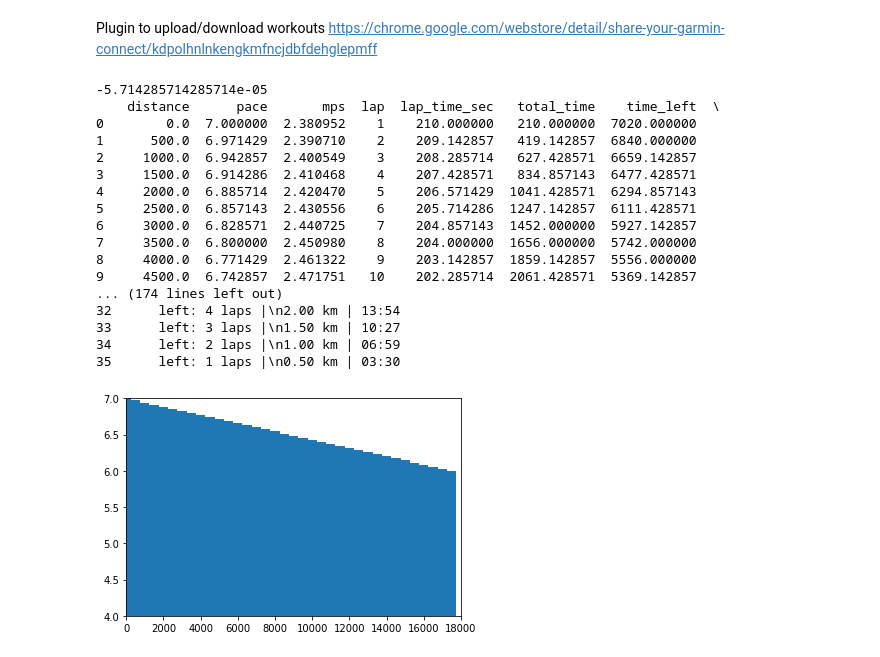
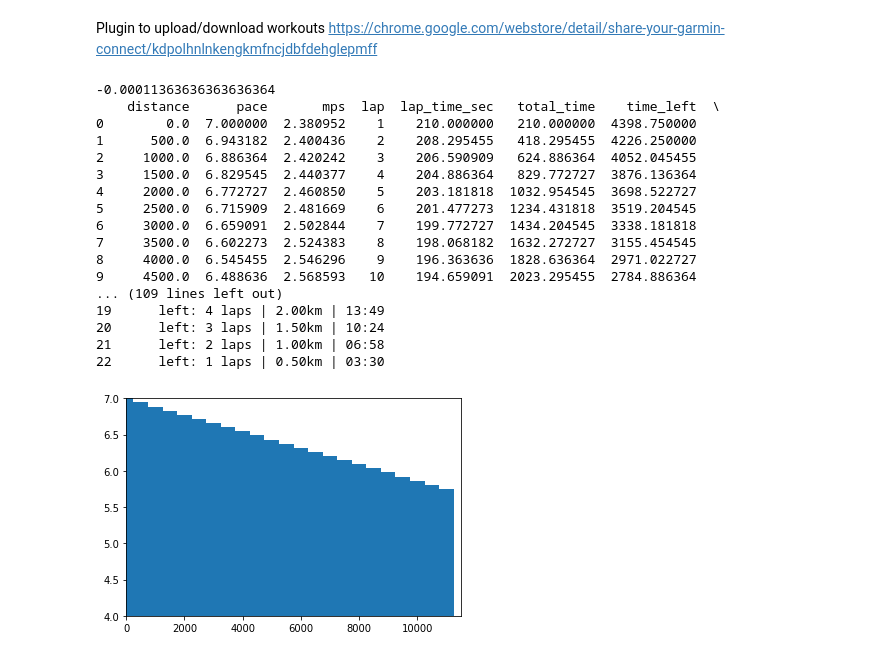
Before and after one commit to palkakrzysiek/trainings-generator-python, a Jupyter notebook: progression.ipynb, the cells around one changed output. Saved outputs shown, nothing was run; the diff lists cells and outputs as text; code cells hidden in the pictures.

```diff
--- a/progression.ipynb
+++ b/progression.ipynb
@@ -9,6 +9,13 @@ import json
 import matplotlib.pyplot as plt
 import numpy as np
 import pandas as pd
+# %%
+target_distance = 11500
+split_distance = 500
+start_pace_minpkm = 7
+end_pace_minpkm = 5.75
+
+pace_toleration = 0.33334
 # %%
 
 def warm_up(time, step_order):
@@ -100,17 +107,11 @@ def workout_template(name, description, steps, estimated_duration_in_secs, estim
 # %%
 def minpkm_to_mps(val):
     return 1000 / val / 60
-# %%
-target_distance = 18000
-split_distance = 500
-splits_number = int(target_distance/split_distance)
-total_distance = split_distance * splits_number
-
-start_pace_minpkm = 7
-end_pace_minpkm = 6
-
-pace_toleration = 0.33334
 # %%
+splits_number = int(target_distance/split_distance)
+total_distance = split_distance * splits_number
+
+
 
 slope = (end_pace_minpkm - start_pace_minpkm) / (total_distance - split_distance)
 # - split_distance to have the last split at end disntance
@@ -160,51 +161,51 @@ def format_meters_to_km(input):
     return "{:.2f}".format(input/1000.0)
 
 df['formatted_distance_left'] = df['distance_left'].apply(lambda dis: format_meters_to_km(dis))
 
 df['min_pace'] = df['pace'] + pace_toleration
 df['max_pace'] = df['pace'] - pace_toleration
 
 df['min_speed_mps'] = df['min_pace'].apply(minpkm_to_mps)
 df['max_speed_mps'] = df['max_pace'].apply(minpkm_to_mps)
 
 df['formatted_min_pace'] = df['min_pace'].apply(format_pace)
 df['formatted_max_pace'] = df['max_pace'].apply(format_pace)
 
 df['split_time'] = split_distance
 
-df['description'] = df.apply(lambda row: "left: {:d} laps |\n{:s} km | {:s}".format(row['laps_left'], row['formatted_distance_left'], row['formatted_time_left']), axis=1)
+df['description'] = df.apply(lambda row: "left: {:d} laps | {:s}km | {:s}".format(row['laps_left'], row['formatted_distance_left'], row['formatted_time_left']), axis=1)
 
 
 
 # ,
 print(df)
 
 fig = plt.figure()
 
 
 plt.bar(x,y,width=split_distance)
 plt.xlim(0, total_distance)
 plt.ylim(4, max(start_pace_minpkm, end_pace_minpkm))
 plt.show()
 # %% [output]
--5.714285714285714e-05
+-0.00011363636363636364
     distance      pace       mps  lap  lap_time_sec   total_time    time_left  \
-0        0.0  7.000000  2.380952    1    210.000000   210.000000  7020.000000
-1      500.0  6.971429  2.390710    2    209.142857   419.142857  6840.000000
-2     1000.0  6.942857  2.400549    3    208.285714   627.428571  6659.142857
-3     1500.0  6.914286  2.410468    4    207.428571   834.857143  6477.428571
-4     2000.0  6.885714  2.420470    5    206.571429  1041.428571  6294.857143
-5     2500.0  6.857143  2.430556    6    205.714286  1247.142857  6111.428571
-6     3000.0  6.828571  2.440725    7    204.857143  1452.000000  5927.142857
-7     3500.0  6.800000  2.450980    8    204.000000  1656.000000  5742.000000
-8     4000.0  6.771429  2.461322    9    203.142857  1859.142857  5556.000000
-9     4500.0  6.742857  2.471751   10    202.285714  2061.428571  5369.142857
-... (174 lines left out)
-32      left: 4 laps |\n2.00 km | 13:54
-33      left: 3 laps |\n1.50 km | 10:27
-34      left: 2 laps |\n1.00 km | 06:59
-35      left: 1 laps |\n0.50 km | 03:30
+0        0.0  7.000000  2.380952    1    210.000000   210.000000  4398.750000
+1      500.0  6.943182  2.400436    2    208.295455   418.295455  4226.250000
+2     1000.0  6.886364  2.420242    3    206.590909   624.886364  4052.045455
+3     1500.0  6.829545  2.440377    4    204.886364   829.772727  3876.136364
+4     2000.0  6.772727  2.460850    5    203.181818  1032.954545  3698.522727
+5     2500.0  6.715909  2.481669    6    201.477273  1234.431818  3519.204545
+6     3000.0  6.659091  2.502844    7    199.772727  1434.204545  3338.181818
+7     3500.0  6.602273  2.524383    8    198.068182  1632.272727  3155.454545
+8     4000.0  6.545455  2.546296    9    196.363636  1828.636364  2971.022727
+9     4500.0  6.488636  2.568593   10    194.659091  2023.295455  2784.886364
+... (109 lines left out)
+19      left: 4 laps | 2.00km | 13:49
+20      left: 3 laps | 1.50km | 10:24
+21      left: 2 laps | 1.00km | 06:58
+22      left: 1 laps | 0.50km | 03:30
-[figure, old version]
+[figure, new version]
 # %%
 steps = list(df.apply(lambda row: run(distance=split_distance, min_speed_mps=row['min_speed_mps'], max_speed_mps=row['max_speed_mps'], description=row['description'], step_order=row['lap'] + 1), axis=1).values)
 
```
Also changed, not shown: parts of 2 cells of this notebook.
